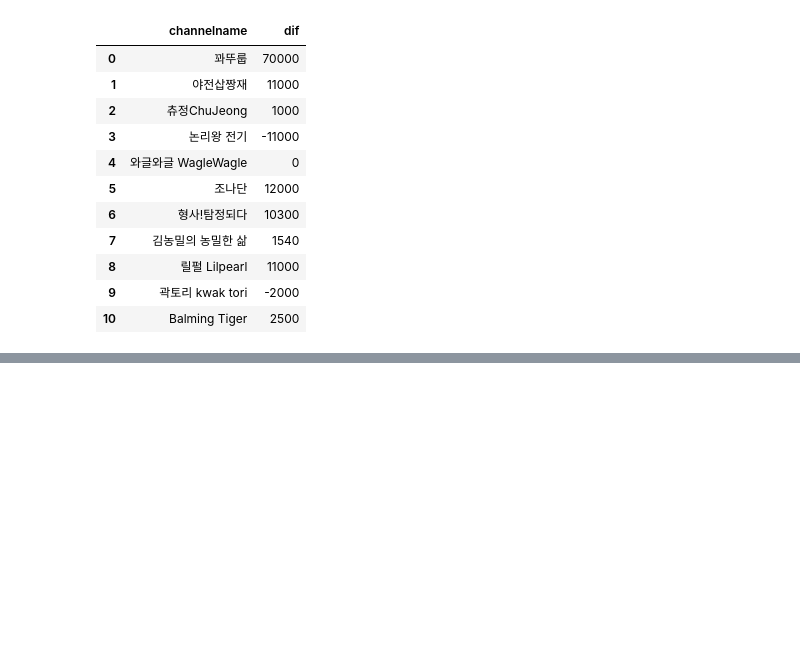
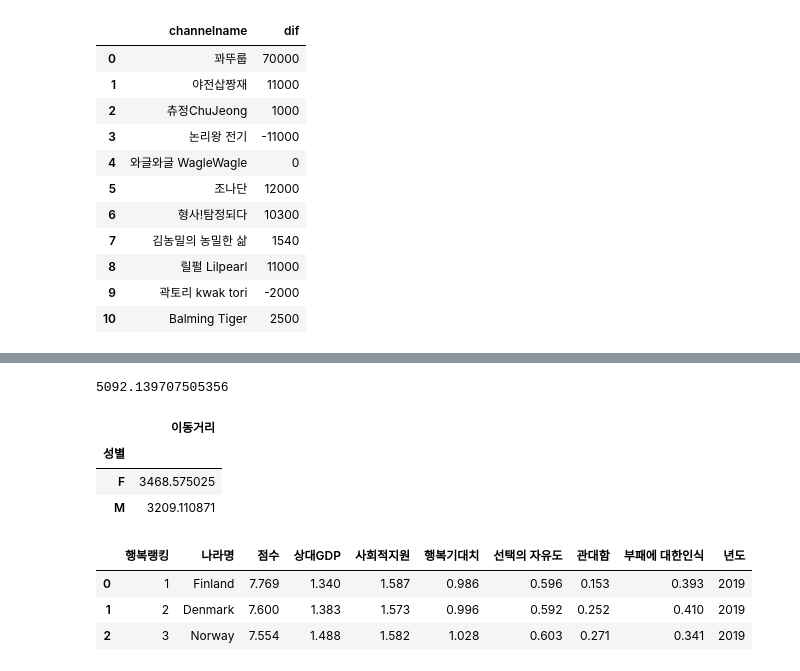
Before and after one commit to chickengak/TIL, a Jupyter notebook: dev-journey/big-data/빅분기-실기-datamanim-1유형.ipynb, the cells around one changed output, grey strips where cells are left out. Saved outputs shown, nothing was run; the diff lists cells and outputs as text; code cells hidden in the pictures; blank space fills up the shorter version.

```diff
--- a/dev-journey/big-data/빅분기-실기-datamanim-1유형.ipynb
+++ b/dev-journey/big-data/빅분기-실기-datamanim-1유형.ipynb
@@ -341,0 +589,29 @@ data url = https://raw.githubusercontent.com/Datamanim/datarepo/main/happy2/happ
+# %%
+# Q39. 이동거리가 평균 이상의 이동거리 값을 가지는 데이터를 추출하여 추출데이터의 이동거리의 표본표준편차 값을 구하여라
+
+mean_value = df['이동거리'].mean()
+df['이동거리'].loc[df['이동거리'] >= mean_value].std()
+# %% [output]
+5092.139707505356
+# %%
+# Q40. 남성(‘M’ or ‘m’)과 여성(‘F’ or ‘f’)의 이동거리값의 평균값을 구하여라
+
+df['성별'] = df['성별'].str.upper()
+df[['성별', '이동거리']].groupby('성별').mean()
+# %% [output]
+|  | 이동거리 |
+| 성별 |  |
+| F | 3468.575025 |
+| M | 3209.110871 |
+# %%
+"""데이터 출처 :https://www.kaggle.com/unsdsn/world-happiness(참고, 데이터 수정)
+데이터 설명 : 전세계 행복도 지표 조사
+data url = https://raw.githubusercontent.com/Datamanim/datarepo/main/happy2/happiness.csv"""
+
+df = pd.read_csv("https://raw.githubusercontent.com/Datamanim/datarepo/main/happy2/happiness.csv")
+df.head(3)
+# %% [output]
+|  | 행복랭킹 | 나라명 | 점수 | 상대GDP | 사회적지원 | 행복기대치 | 선택의 자유도 | 관대함 | 부패에 대한인식 | 년도 |
+| 0 | 1 | Finland | 7.769 | 1.340 | 1.587 | 0.986 | 0.596 | 0.153 | 0.393 | 2019 |
+| 1 | 2 | Denmark | 7.600 | 1.383 | 1.573 | 0.996 | 0.592 | 0.252 | 0.410 | 2019 |
+| 2 | 3 | Norway | 7.554 | 1.488 | 1.582 | 1.028 | 0.603 | 0.271 | 0.341 | 2019 |
```
Also changed, not shown: parts of 65 cells of this notebook.
